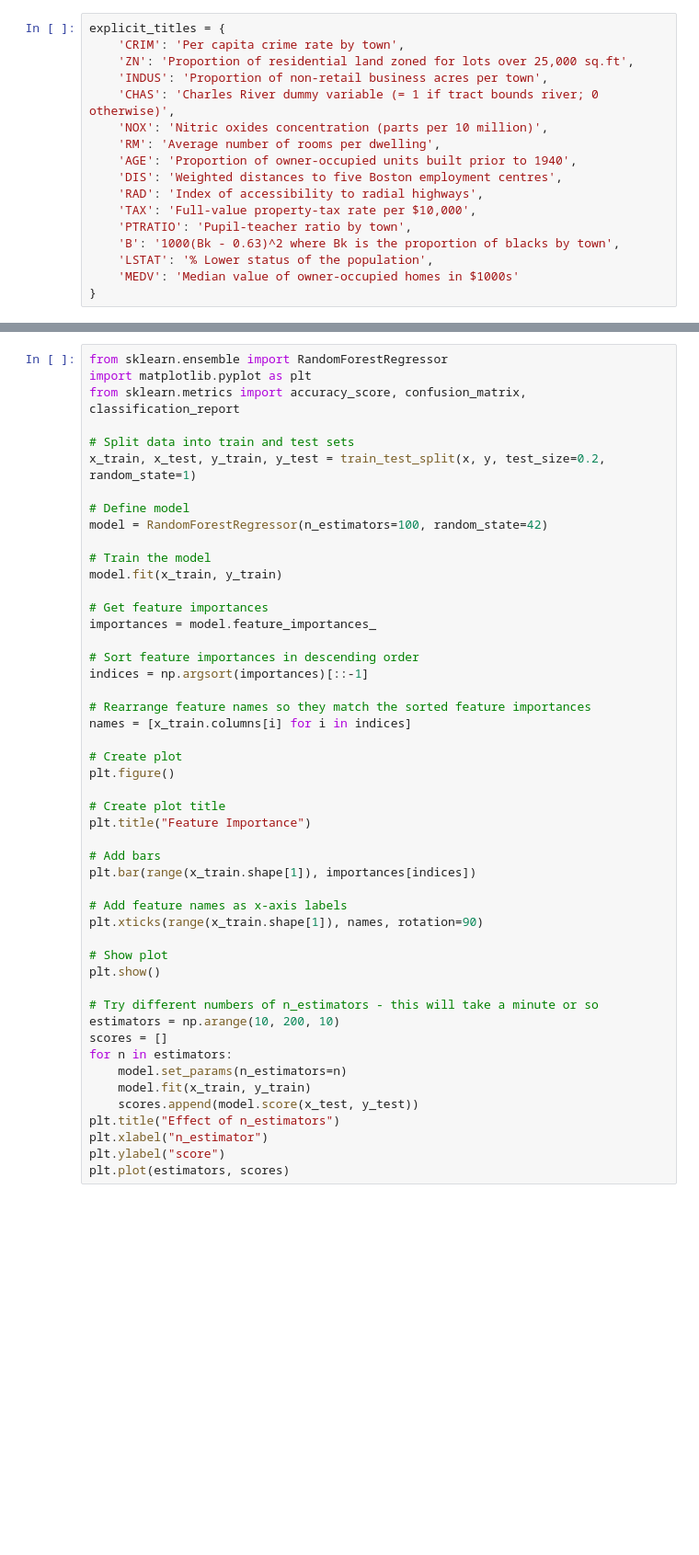
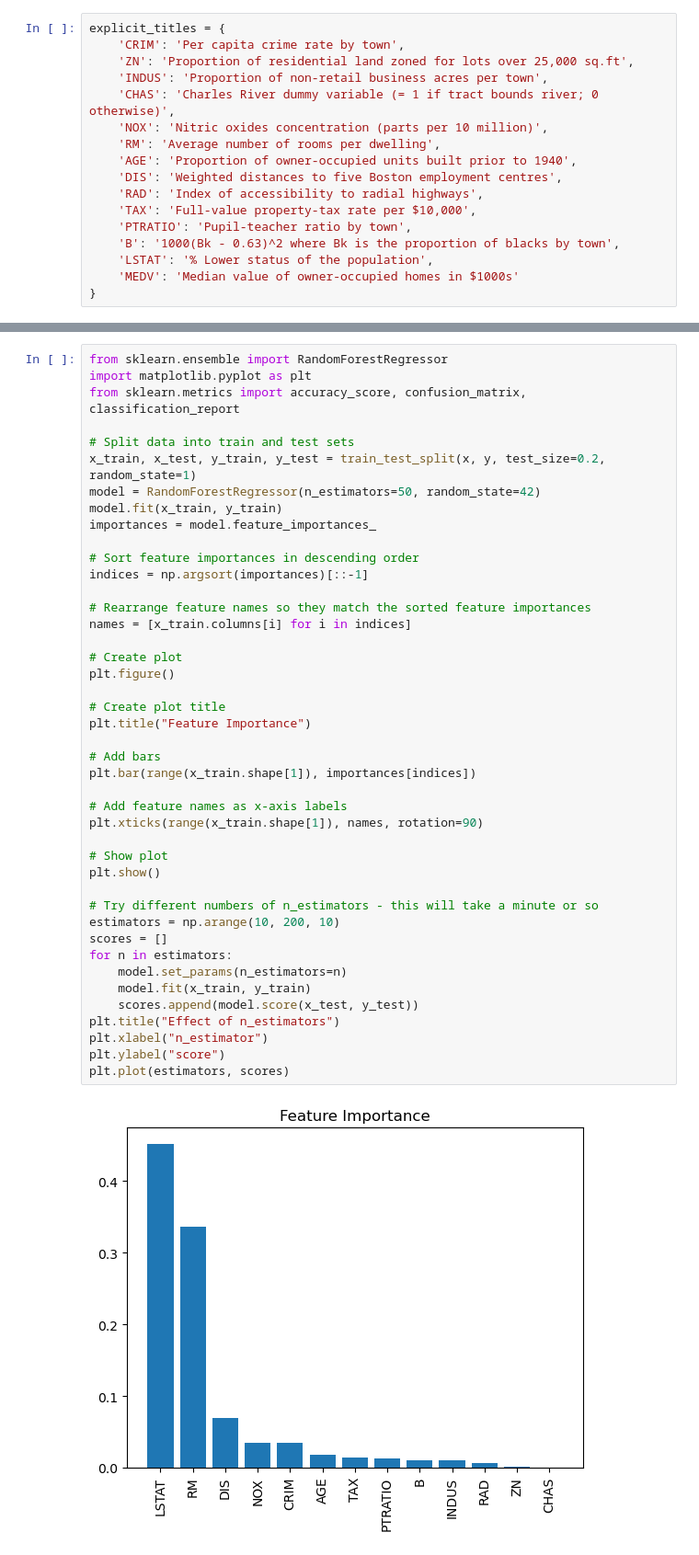
Before and after one commit to AlbertNg02/housing-price-prediction, a Jupyter notebook: main.ipynb, the cells around one changed output, grey strips where cells are left out. Shown at 92% size. Cells and saved outputs as stored; diff of their text form; blank space fills up the shorter version.

```diff
--- a/main.ipynb
+++ b/main.ipynb
@@ -182,14 +288,8 @@ from sklearn.metrics import accuracy_score, confusion_matrix, classification_rep
 
 # Split data into train and test sets
 x_train, x_test, y_train, y_test = train_test_split(x, y, test_size=0.2, random_state=1)
-
-# Define model
-model = RandomForestRegressor(n_estimators=100, random_state=42)
-
-# Train the model
+model = RandomForestRegressor(n_estimators=50, random_state=42)
 model.fit(x_train, y_train)
-
-# Get feature importances
 importances = model.feature_importances_
 
 # Sort feature importances in descending order
@@ -197,30 +297,32 @@ indices = np.argsort(importances)[::-1]
 
 # Rearrange feature names so they match the sorted feature importances
 names = [x_train.columns[i] for i in indices]
 
 # Create plot
 plt.figure()
 
 # Create plot title
 plt.title("Feature Importance")
 
 # Add bars
 plt.bar(range(x_train.shape[1]), importances[indices])
 
 # Add feature names as x-axis labels
 plt.xticks(range(x_train.shape[1]), names, rotation=90)
 
 # Show plot
 plt.show()
 
 # Try different numbers of n_estimators - this will take a minute or so
 estimators = np.arange(10, 200, 10)
 scores = []
 for n in estimators:
     model.set_params(n_estimators=n)
     model.fit(x_train, y_train)
     scores.append(model.score(x_test, y_test))
 plt.title("Effect of n_estimators")
 plt.xlabel("n_estimator")
 plt.ylabel("score")
 plt.plot(estimators, scores)
+# %% [output]
+[figure, added]
```
Also changed, not shown: parts of 14 cells of this notebook, 1 other file.
